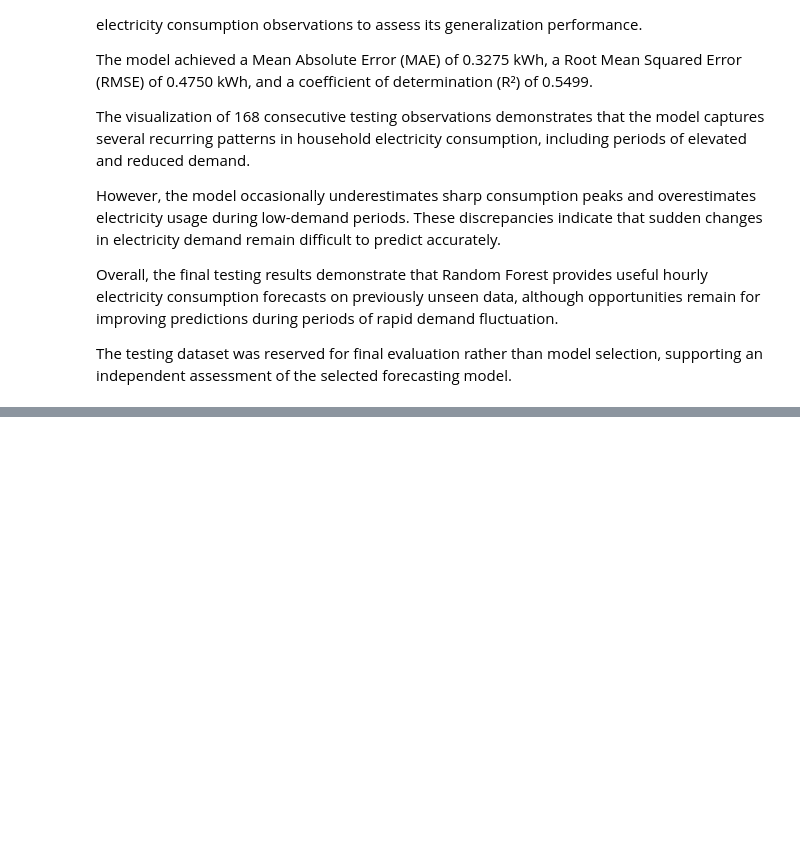
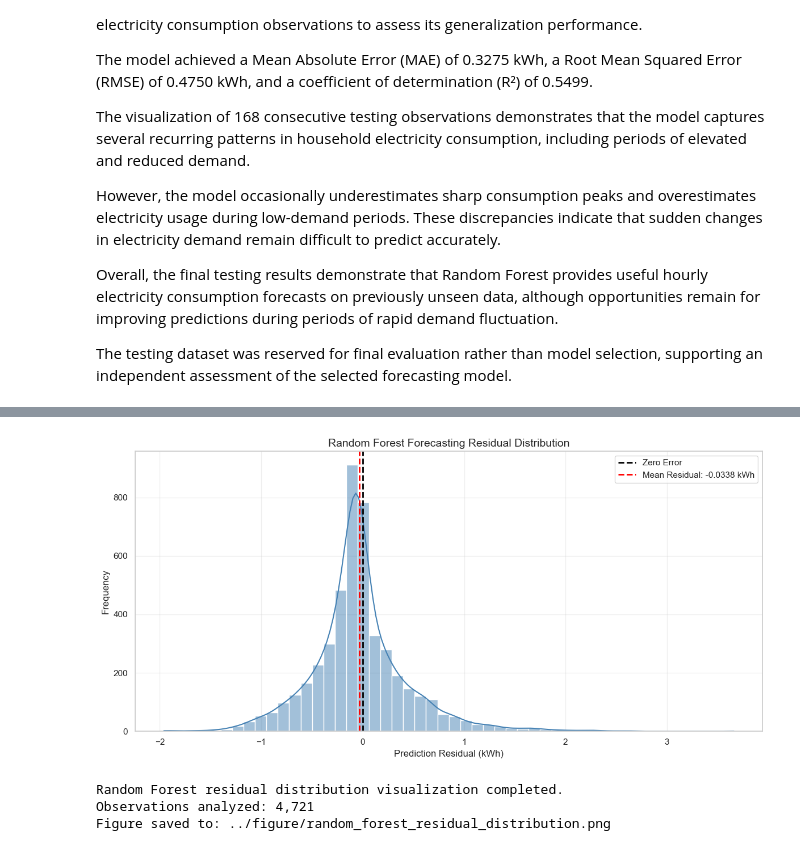
Before and after one commit to damisar/Household_Electricity_Consumption_Analysis_and_Forecasting, a Jupyter notebook: notebook/Household_Electricity_Consumption_Analysis_and_Forecasting.ipynb, the cells around one changed output, grey strips where cells are left out. Saved outputs shown, nothing was run; the diff lists cells and outputs as text; code cells hidden in the pictures; blank space fills up the shorter version.

Commit message:
Complete forecasting model evaluation and residual diagnostics

```diff
--- a/notebook/Household_Electricity_Consumption_Analysis_and_Forecasting.ipynb
+++ b/notebook/Household_Electricity_Consumption_Analysis_and_Forecasting.ipynb
@@ -4758,0 +4925,63 @@ The testing dataset was reserved for final evaluation rather than model selectio
+# %%
+
+# Section 6.8.3 - Forecasting Model Diagnostics - Residual Distribution Visualization
+
+import matplotlib.pyplot as plt
+import seaborn as sns
+
+# Use previously calculated Random Forest residuals
+residuals = rf_error_analysis["Residual_kWh"].dropna()
+
+# Create residual distribution plot
+plt.figure(figsize=(12, 6))
+
+sns.histplot(
+    residuals,
+    bins=50,
+    kde=True,
+    color="steelblue",
+    edgecolor="white"
+)
+
+# Reference line for perfect predictions
+plt.axvline(
+    0,
+    color="black",
+    linestyle="--",
+    linewidth=2,
+    label="Zero Error"
+)
+
+# Reference line for mean residual
+plt.axvline(
+    residuals.mean(),
+    color="red",
+    linestyle="--",
+    linewidth=2,
+    label=f"Mean Residual: {residuals.mean():.4f} kWh"
+)
+
+plt.title(
+    "Random Forest Forecasting Residual Distribution",
+    fontsize=14
+)
+plt.xlabel("Prediction Residual (kWh)")
+plt.ylabel("Frequency")
+plt.legend()
+plt.grid(alpha=0.3)
+plt.tight_layout()
+
+# Save figure
+figure_path = "../figure/random_forest_residual_distribution.png"
+plt.savefig(figure_path, dpi=300, bbox_inches="tight")
+
+plt.show()
+
+print("Random Forest residual distribution visualization completed.")
+print(f"Observations analyzed: {len(residuals):,}")
+print(f"Figure saved to: {figure_path}")
+# %% [output]
+[figure, added]
+Random Forest residual distribution visualization completed.
+Observations analyzed: 4,721
+Figure saved to: ../figure/random_forest_residual_distribution.png
```
Also changed, not shown: parts of 11 cells of this notebook, 3 other files.
